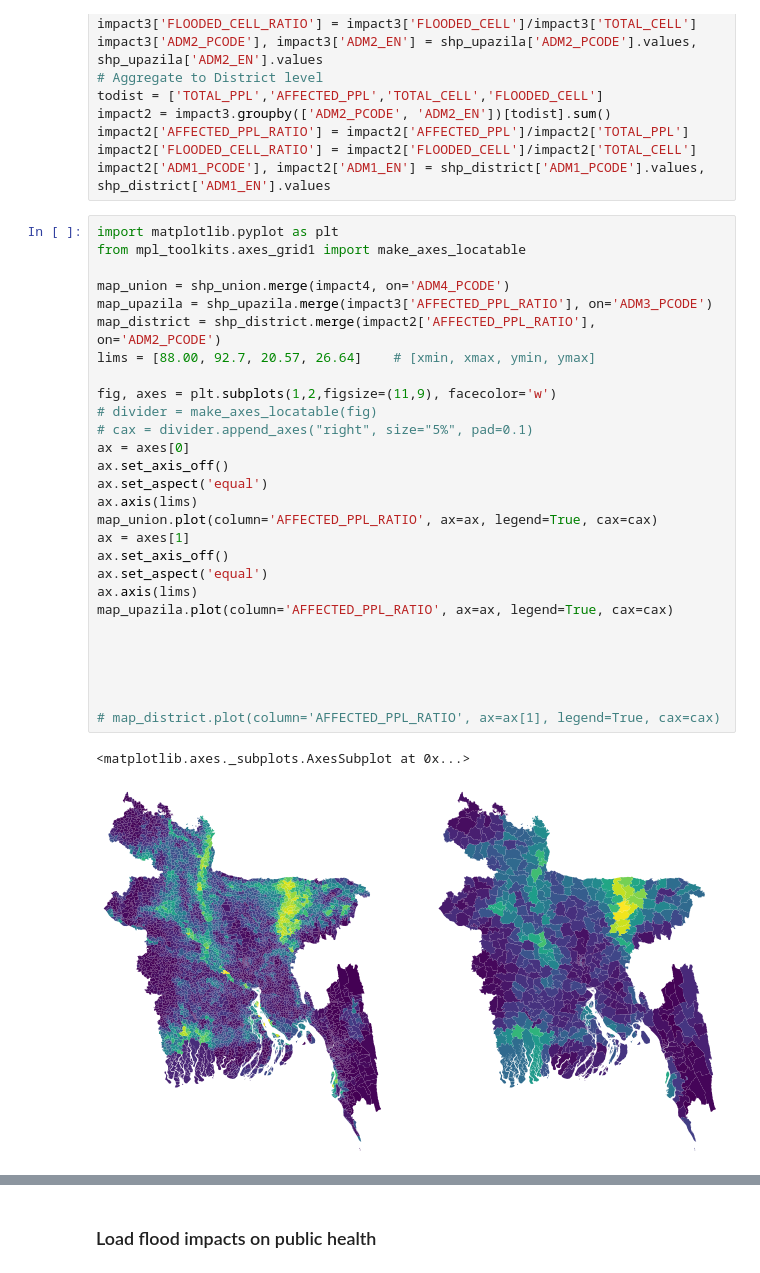
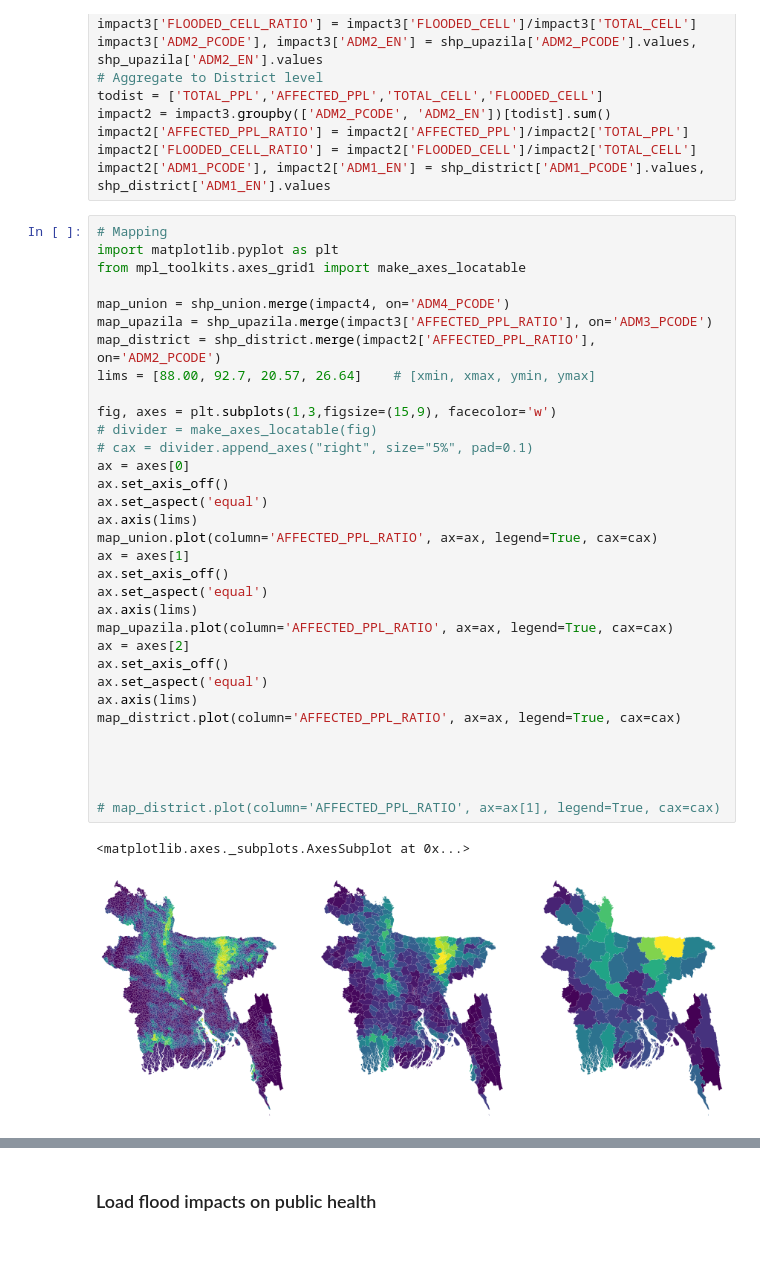
Before and after one commit to gnodnooh/VulnRiskImpact-BGD, a Jupyter notebook: FHV_DataPreparation.ipynb, the cells around one changed output, grey strips where cells are left out. Saved outputs shown, nothing was run; the diff lists cells and outputs as text; blank space fills up the shorter version.

```diff
--- a/FHV_DataPreparation.ipynb
+++ b/FHV_DataPreparation.ipynb
@@ -207,33 +207,38 @@ impact2['AFFECTED_PPL_RATIO'] = impact2['AFFECTED_PPL']/impact2['TOTAL_PPL']
 impact2['FLOODED_CELL_RATIO'] = impact2['FLOODED_CELL']/impact2['TOTAL_CELL']
 impact2['ADM1_PCODE'], impact2['ADM1_EN'] = shp_district['ADM1_PCODE'].values, shp_district['ADM1_EN'].values
 # %%
+# Mapping
 import matplotlib.pyplot as plt
 from mpl_toolkits.axes_grid1 import make_axes_locatable
 
 map_union = shp_union.merge(impact4, on='ADM4_PCODE')
 map_upazila = shp_upazila.merge(impact3['AFFECTED_PPL_RATIO'], on='ADM3_PCODE')
 map_district = shp_district.merge(impact2['AFFECTED_PPL_RATIO'], on='ADM2_PCODE')
 lims = [88.00, 92.7, 20.57, 26.64]    # [xmin, xmax, ymin, ymax]
 
-fig, axes = plt.subplots(1,2,figsize=(11,9), facecolor='w')
+fig, axes = plt.subplots(1,3,figsize=(15,9), facecolor='w')
 # divider = make_axes_locatable(fig)
 # cax = divider.append_axes("right", size="5%", pad=0.1)
 ax = axes[0]
 ax.set_axis_off()
 ax.set_aspect('equal')
 ax.axis(lims)
 map_union.plot(column='AFFECTED_PPL_RATIO', ax=ax, legend=True, cax=cax)
 ax = axes[1]
 ax.set_axis_off()
 ax.set_aspect('equal')
 ax.axis(lims)
 map_upazila.plot(column='AFFECTED_PPL_RATIO', ax=ax, legend=True, cax=cax)
-
+ax = axes[2]
+ax.set_axis_off()
+ax.set_aspect('equal')
+ax.axis(lims)
+map_district.plot(column='AFFECTED_PPL_RATIO', ax=ax, legend=True, cax=cax)
 
 
 
 
 # map_district.plot(column='AFFECTED_PPL_RATIO', ax=ax[1], legend=True, cax=cax)
 # %% [output]
 <matplotlib.axes._subplots.AxesSubplot at 0x...>
-[figure, old version]
+[figure, new version]
```
Also changed, not shown: parts of 1 cell of this notebook.
